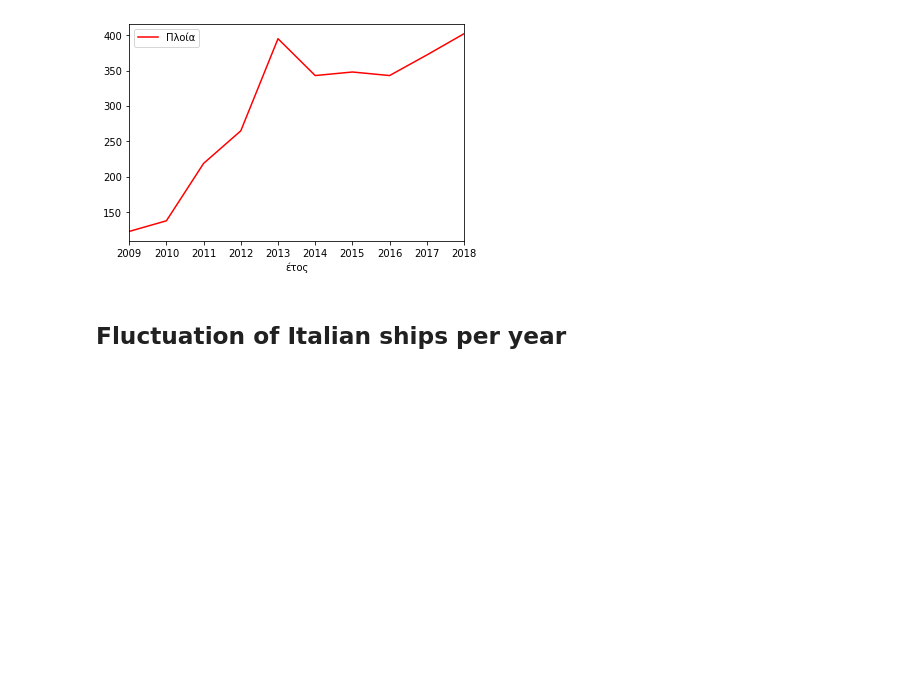
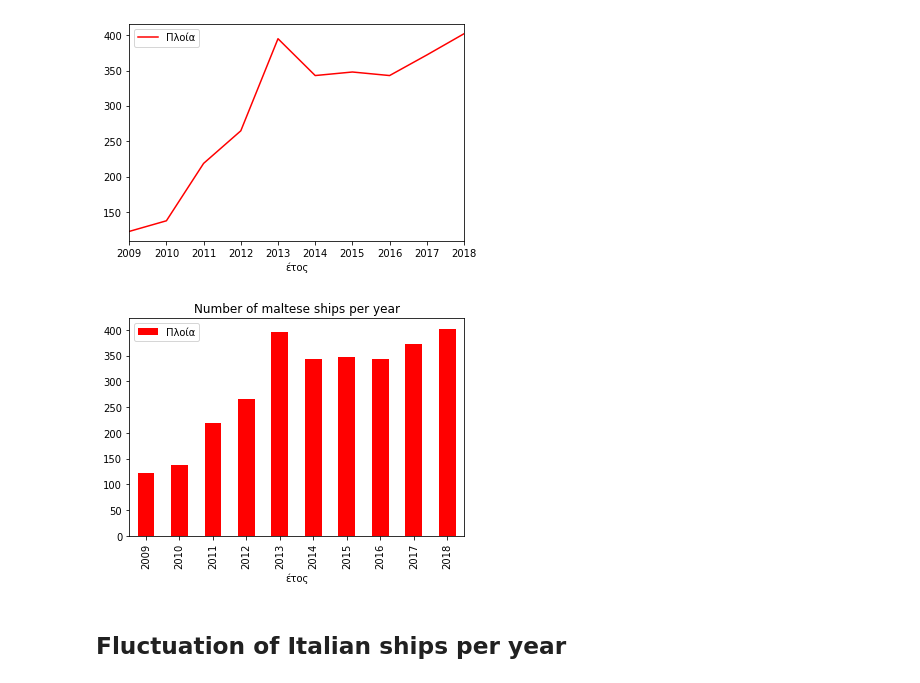
Before and after one commit to kosmaspanag/data-studio-projects, a Jupyter notebook: Weekly projects/Port_of_Thessaloniki_stats_2009-2019/Ship_Trafic_Thessaloniki_Port.ipynb, the cells around one changed output. Cells and saved outputs as stored; diff of their text form; code cells hidden in the pictures; blank space fills up the shorter version.

```diff
--- a/Weekly projects/Port_of_Thessaloniki_stats_2009-2019/Ship_Trafic_Thessaloniki_Port.ipynb
+++ b/Weekly projects/Port_of_Thessaloniki_stats_2009-2019/Ship_Trafic_Thessaloniki_Port.ipynb
@@ -1087,5 +1068,10 @@ malta.plot(x='έτος', y='Πλοία', color = 'red')
 plt.savefig(("Maltese_ships_year.pdf"), bbox_inches='tight')
 # %% [output]
 [figure]
+# %%
+malta.plot(x='έτος', y='Πλοία', kind='bar', color = 'red', title='Number of maltese ships per year')
+plt.savefig(("Maltese_ships_year2.pdf"), bbox_inches='tight')
+# %% [output]
+[figure, added]
 # %% [markdown]
 ## Fluctuation of Italian ships per year
```
Also changed, not shown: parts of 19 cells of this notebook, 14 other files.
